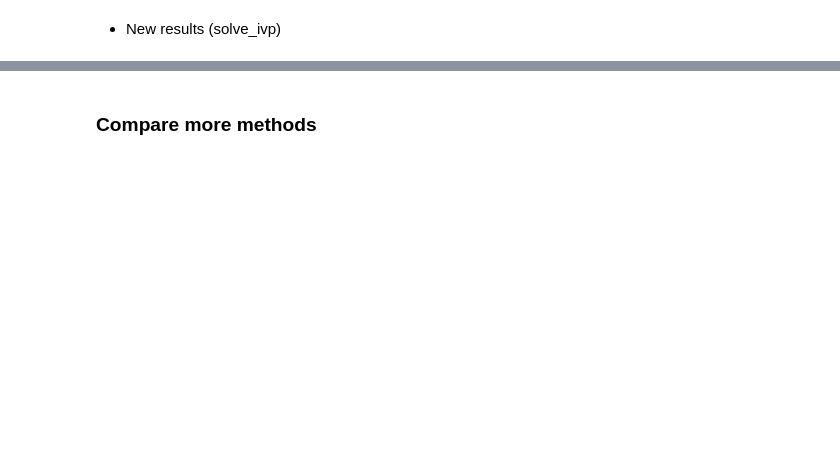
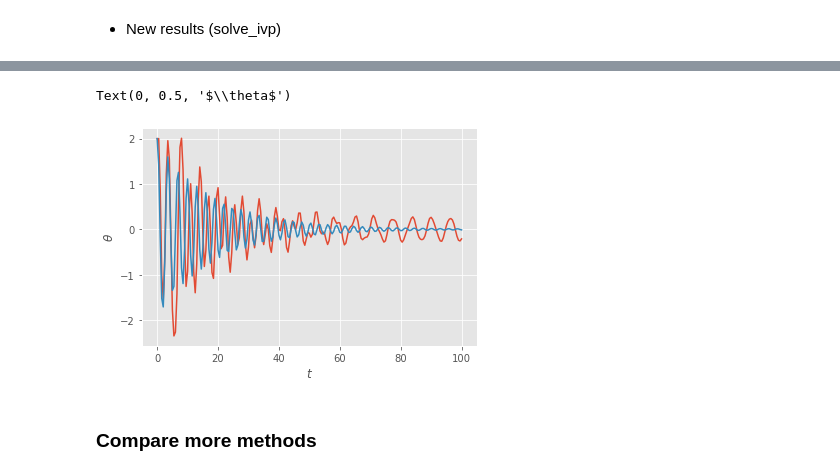
Before and after one commit to sandyherho/physComp, a Jupyter notebook: 05_diffEq/01.ipynb, the cells around one changed output, grey strips where cells are left out. Cells and saved outputs as stored; diff of their text form; code cells hidden in the pictures; blank space fills up the shorter version.

```diff
--- a/05_diffEq/01.ipynb
+++ b/05_diffEq/01.ipynb
@@ -480,3 +526,13 @@ Text(0, 0.5, '$y$')
+# %%
+
+plt.plot(solution[0], solution[1])
+plt.plot(solution_RK45.t, solution_RK45.y[0])
+
+plt.xlabel('$t$')
+plt.ylabel(r'$\theta$')
+# %% [output]
+Text(0, 0.5, '$\\theta$')
+[figure, added]
 # %% [markdown]
 ### Compare more methods
 # %%
```
Also changed, not shown: parts of 10 cells of this notebook.
